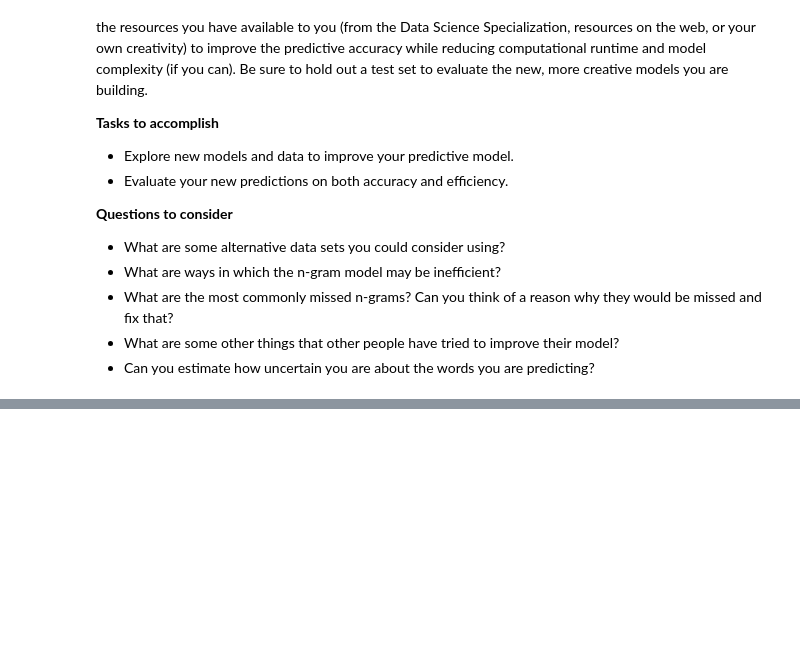
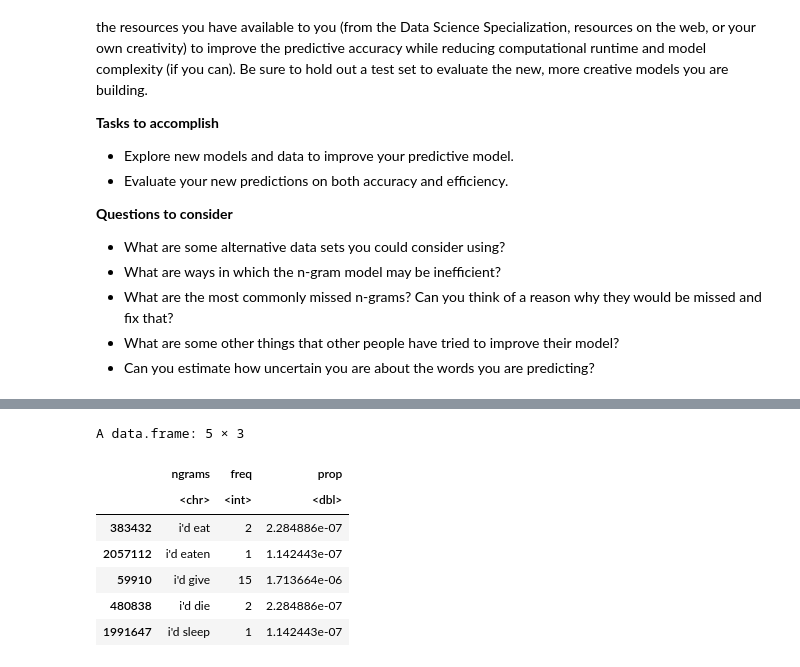
Before and after one commit to caoanroad4800/datasciencecoursera, a Jupyter notebook: 10_Capstone_Project/Capstone_Project_Wk_04.ipynb, the cells around one changed output, grey strips where cells are left out. Cells and saved outputs as stored; diff of their text form; code cells hidden in the pictures; blank space fills up the shorter version.

```diff
--- a/10_Capstone_Project/Capstone_Project_Wk_04.ipynb
+++ b/10_Capstone_Project/Capstone_Project_Wk_04.ipynb
@@ -179,0 +33,16 @@ predictNgrams("case of")
+# %%
+rbind(
+    df[grep("^i'd eat", df[,1]),],
+    df[grep("^i'd give", df[,1]),],
+    df[grep("^i'd die", df[,1]),],
+    df[grep("^i'd sleep", df[,1]),]
+)
+# %% [output]
+A data.frame: 5 × 3
+|  | ngrams | freq | prop |
+|  | <chr> | <int> | <dbl> |
+| 383432 | i'd eat | 2 | 2.284886e-07 |
+| 2057112 | i'd eaten | 1 | 1.142443e-07 |
+| 59910 | i'd give | 15 | 1.713664e-06 |
+| 480838 | i'd die | 2 | 2.284886e-07 |
+| 1991647 | i'd sleep | 1 | 1.142443e-07 |
```
Also changed, not shown: parts of 35 cells of this notebook, 1 other file.
